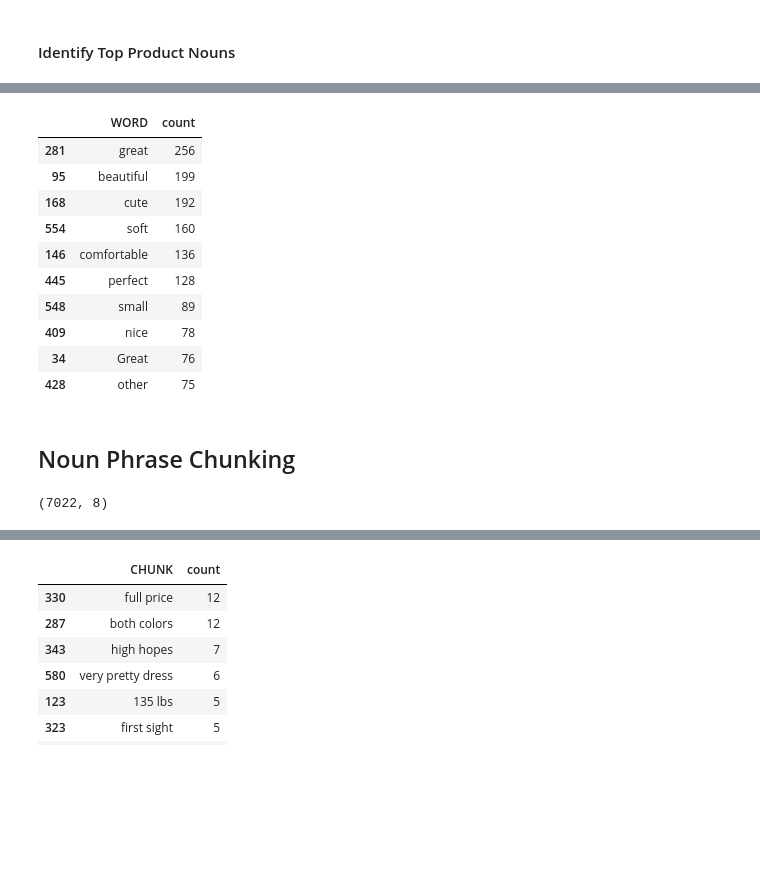
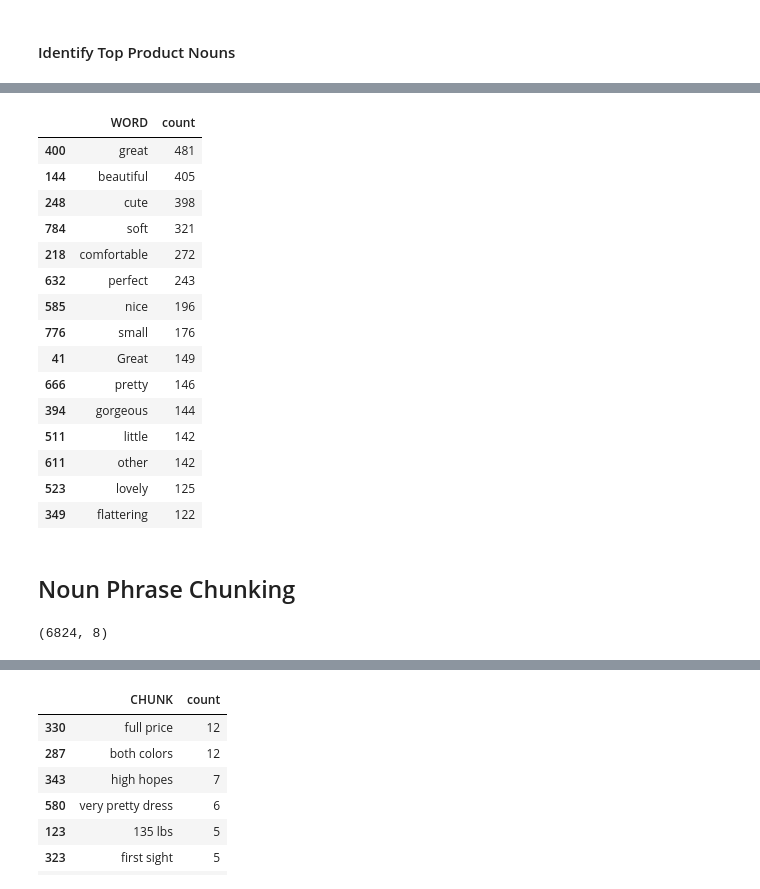
Before and after one commit to broepke/POS, a Jupyter notebook: pos.ipynb, the cells around one changed output, grey strips where cells are left out. Drawn from its saved outputs; the diff is of its cells as text; code cells hidden in the pictures; blank space fills up the shorter version.

```diff
--- a/pos.ipynb
+++ b/pos.ipynb
@@ -122,8 +122,8 @@ def pos_tag(text):
 
     return df
 # %%
-# Take a random sample of reviews (5,000)
-df2 = df.sample(5000, random_state=42).copy()
+# Take a random sample of reviews
+df2 = df.sample(10000, random_state=42).copy()
 # Create an empty dataframe to store the results
 df_pos = pd.DataFrame(columns = ['WORD', 'POS'])
 # Iterate through the reviews and append each POS tag to the dataframe
@@ -182,19 +167,24 @@ df_nn.groupby('WORD')['WORD'].count().reset_index(name='count').\
 # %%
 df_adj = df_pos[df_pos['POS'] == 'ADJ'].copy()
 df_adj.groupby('WORD')['WORD'].count().reset_index(name='count').\
-    sort_values(['count'], ascending=False).head(10)
+    sort_values(['count'], ascending=False).head(15)
 # %% [output]
 |  | WORD | count |
-| 281 | great | 256 |
-| 95 | beautiful | 199 |
-| 168 | cute | 192 |
-| 554 | soft | 160 |
-| 146 | comfortable | 136 |
-| 445 | perfect | 128 |
-| 548 | small | 89 |
-| 409 | nice | 78 |
-| 34 | Great | 76 |
-| 428 | other | 75 |
+| 400 | great | 481 |
+| 144 | beautiful | 405 |
+| 248 | cute | 398 |
+| 784 | soft | 321 |
+| 218 | comfortable | 272 |
+| 632 | perfect | 243 |
+| 585 | nice | 196 |
+| 776 | small | 176 |
+| 41 | Great | 149 |
+| 666 | pretty | 146 |
+| 394 | gorgeous | 144 |
+| 511 | little | 142 |
+| 611 | other | 142 |
+| 523 | lovely | 125 |
+| 349 | flattering | 122 |
 # %% [markdown]
 ## Noun Phrase Chunking
 # %%
@@ -212,11 +202,11 @@ def np_tag(text):
 df["Review Text"] = df["Review Text"].str.lower()
 
 # Find only reviews that have the word 'dress' in them
-filter = df['Review Text'].str.contains('dress')
+filter = (df['Review Text'].str.contains('small')) | (df['Review Text'].str.contains('little'))
 df_dress = df[filter].copy()
 df_dress.shape
 # %% [output]
-(7022, 8)
+(6824, 8)
 # %%
 # Create an empty dataframe to store the results
 df_np = pd.DataFrame(columns = ['CHUNK'])
```
Also changed, not shown: parts of 7 cells of this notebook, 1 other file.
